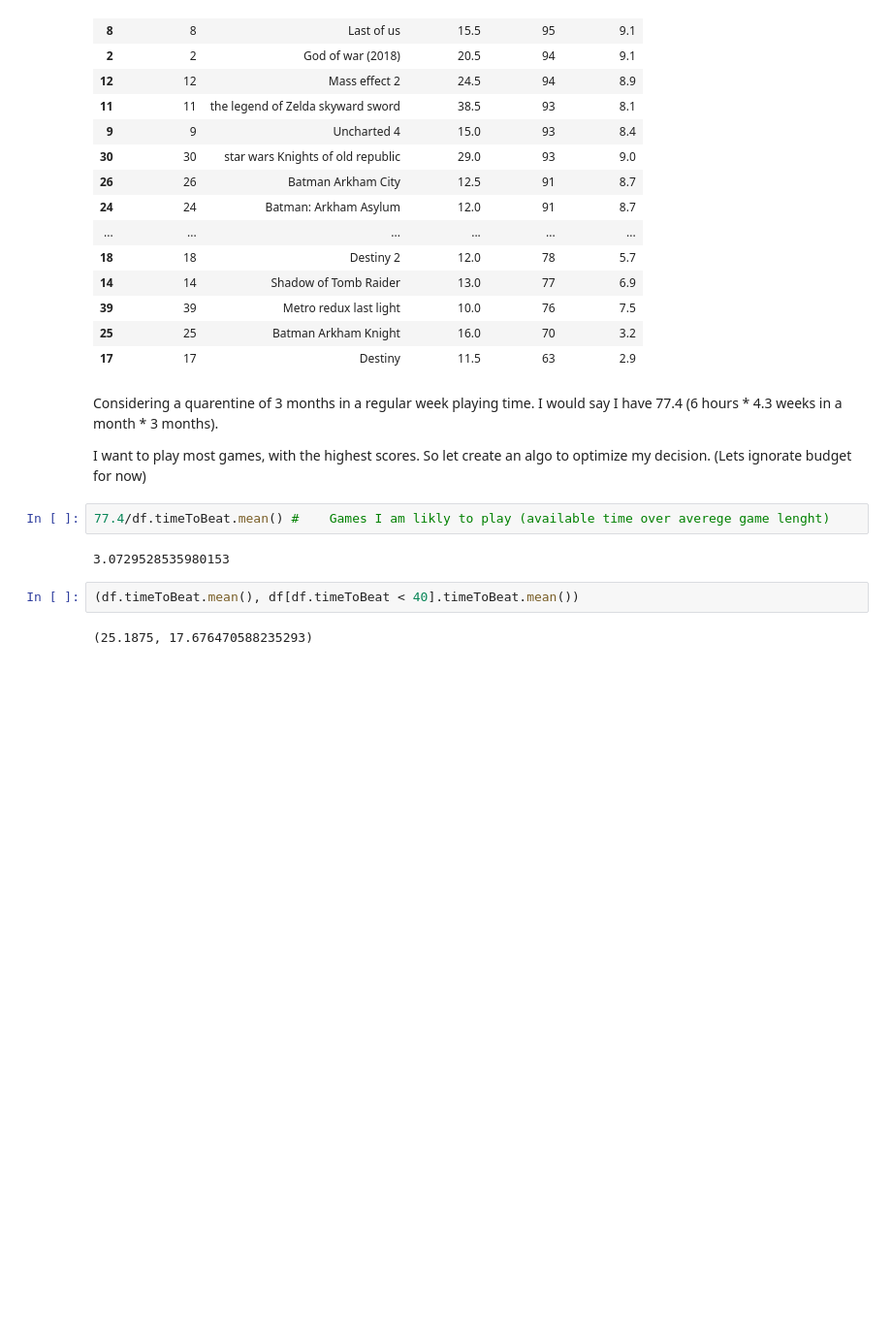
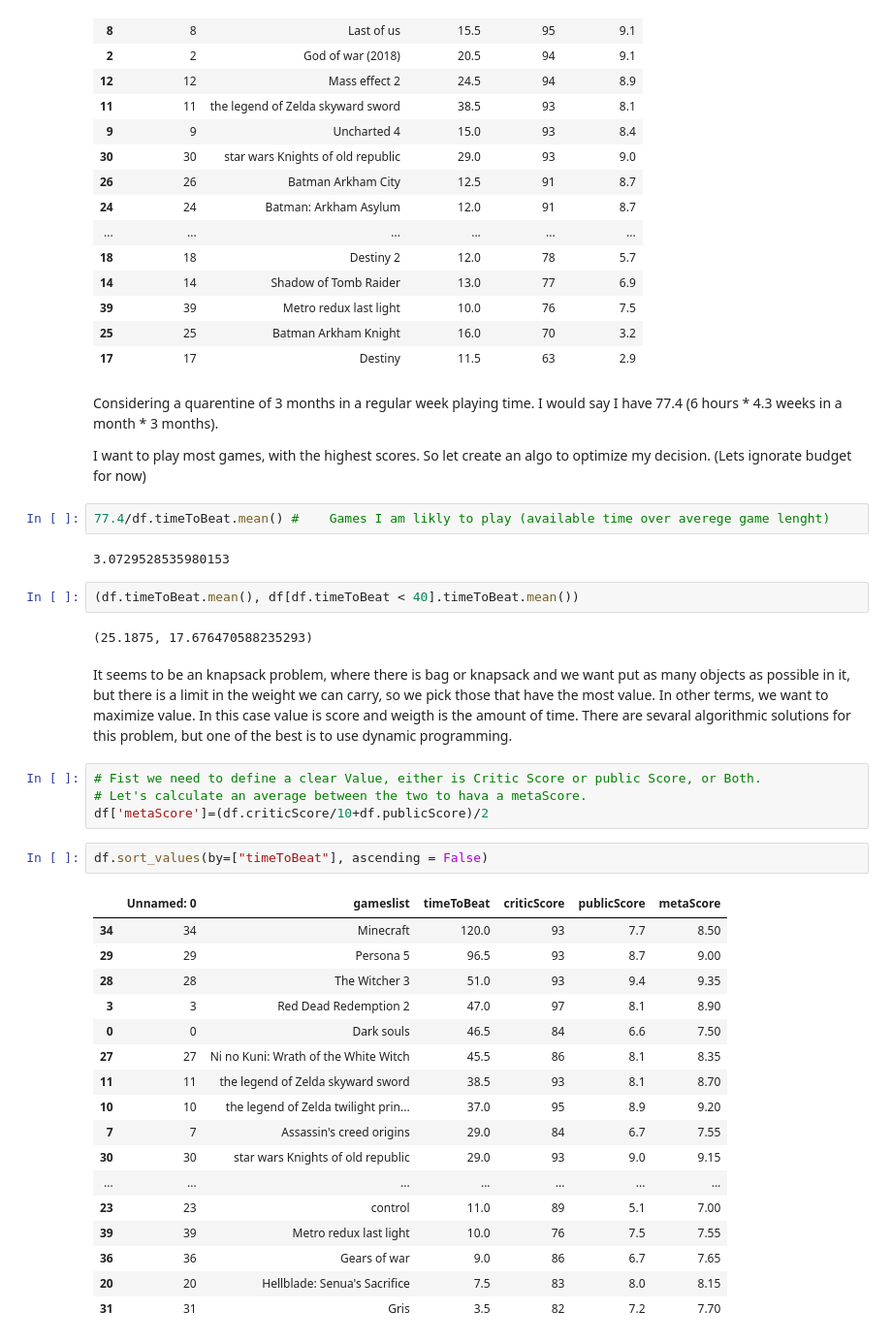
Before and after one commit to pippo-sci/HowManyGamesToBeat, a Jupyter notebook: HowMuchTimeToPlayVideoGames.ipynb, the cells around one changed output. Shown at 97% size. Drawn from its saved outputs; the diff is of its cells as text; blank space fills up the shorter version.

```diff
--- a/HowMuchTimeToPlayVideoGames.ipynb
+++ b/HowMuchTimeToPlayVideoGames.ipynb
@@ -238,3 +238,29 @@ I want to play most games, with the highest scores. So let create an algo to opt
 (df.timeToBeat.mean(), df[df.timeToBeat < 40].timeToBeat.mean())
 # %% [output]
 (25.1875, 17.676470588235293)
+# %% [markdown]
+It seems to be an knapsack problem, where there is bag or knapsack and we want put as many objects as possible in it, but there is a limit in the weight we can carry, so we pick those that have the most value. In other terms, we want to maximize value. In this case value is score and weigth is the amount of time. There are sevaral algorithmic solutions for this problem, but one of the best is to use dynamic programming.
+# %%
+# Fist we need to define a clear Value, either is Critic Score or public Score, or Both.
+# Let's calculate an average between the two to hava a metaScore.
+df['metaScore']=(df.criticScore/10+df.publicScore)/2
+# %%
+df.sort_values(by=["timeToBeat"], ascending = False)
+# %% [output]
+|  | Unnamed: 0 | gameslist | timeToBeat | criticScore | publicScore | metaScore |
+| 34 | 34 | Minecraft | 120.0 | 93 | 7.7 | 8.50 |
+| 29 | 29 | Persona 5 | 96.5 | 93 | 8.7 | 9.00 |
+| 28 | 28 | The Witcher 3 | 51.0 | 93 | 9.4 | 9.35 |
+| 3 | 3 | Red Dead Redemption 2 | 47.0 | 97 | 8.1 | 8.90 |
+| 0 | 0 | Dark souls | 46.5 | 84 | 6.6 | 7.50 |
+| 27 | 27 | Ni no Kuni: Wrath of the White Witch | 45.5 | 86 | 8.1 | 8.35 |
+| 11 | 11 | the legend of Zelda skyward sword | 38.5 | 93 | 8.1 | 8.70 |
+| 10 | 10 | the legend of Zelda twilight prin... | 37.0 | 95 | 8.9 | 9.20 |
+| 7 | 7 | Assassin's creed origins | 29.0 | 84 | 6.7 | 7.55 |
+| 30 | 30 | star wars Knights of old republic | 29.0 | 93 | 9.0 | 9.15 |
+| ... | ... | ... | ... | ... | ... | ... |
+| 23 | 23 | control | 11.0 | 89 | 5.1 | 7.00 |
+| 39 | 39 | Metro redux last light | 10.0 | 76 | 7.5 | 7.55 |
+| 36 | 36 | Gears of war | 9.0 | 86 | 6.7 | 7.65 |
+| 20 | 20 | Hellblade: Senua's Sacrifice | 7.5 | 83 | 8.0 | 8.15 |
+| 31 | 31 | Gris | 3.5 | 82 | 7.2 | 7.70 |
```
Also changed, not shown: parts of 9 cells of this notebook.
